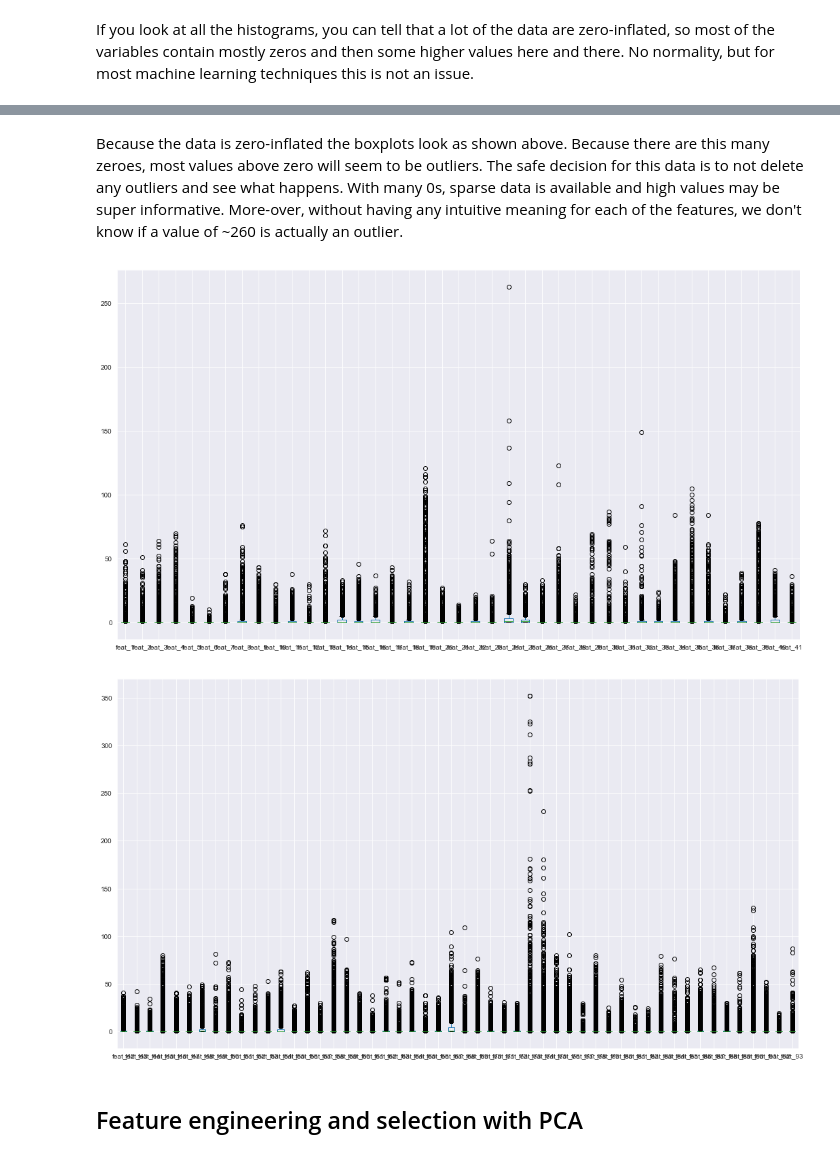
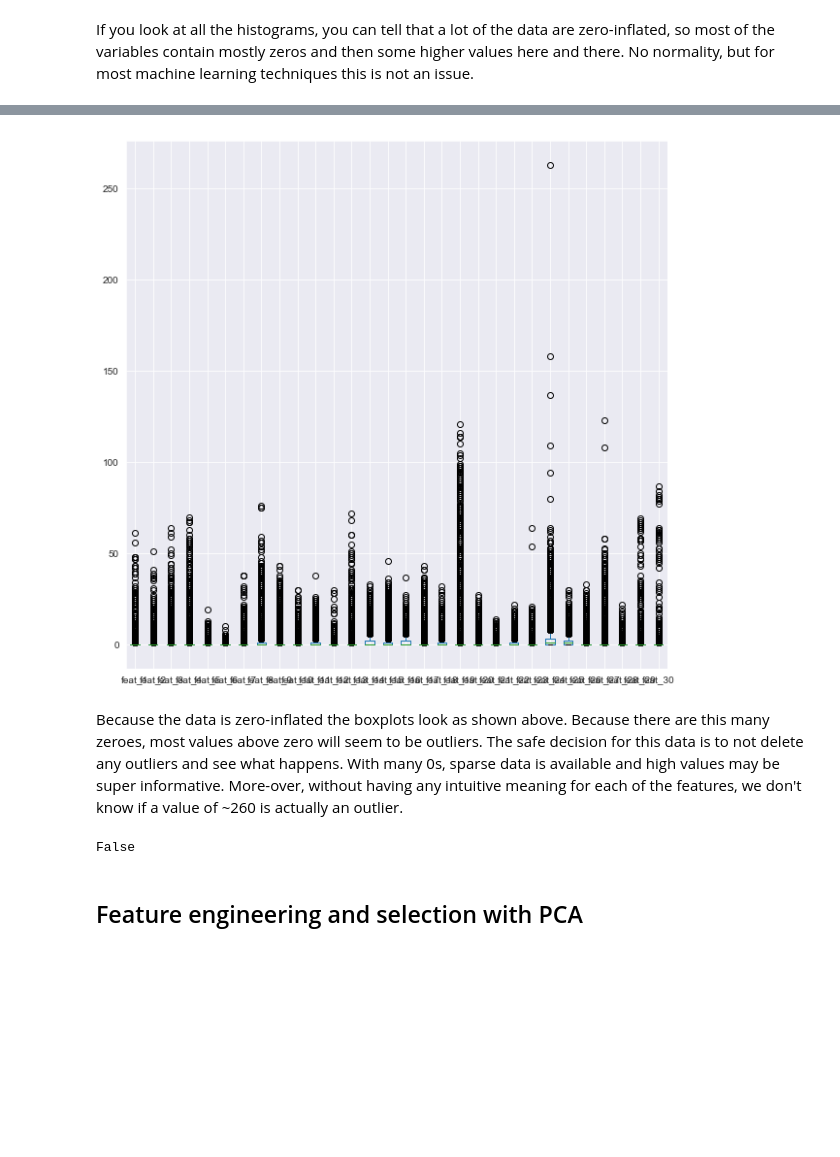
Before and after one commit to MissAle17/dsc-3-36-03-comparing-machine-learning-techniques-using-pipelines-lab-online-ds-sp-000, a Jupyter notebook: index.ipynb, the cells around one changed output, grey strips where cells are left out. Drawn from its saved outputs; the diff is of its cells as text; code cells hidden in the pictures; blank space fills up the shorter version.

```diff
--- a/index.ipynb
+++ b/index.ipynb
@@ -123,15 +103,19 @@ array([[<matplotlib.axes._subplots.AxesSubplot object at 0x...>,
+# %%
+
+# Your code here
+feat.boxplot(figsize=(10,10));
+# %% [output]
+[figure, added]
 # %% [markdown]
 Because the data is zero-inflated the boxplots look as shown above. Because there are this many zeroes, most values above zero will seem to be outliers. The safe decision for this data is to not delete any outliers and see what happens. With many 0s, sparse data is available and high values may be super informative. More-over, without having any intuitive meaning for each of the features, we don't know if a value of ~260 is actually an outlier.
-# %%
-# Your code here
-
-fcols1.boxplot(figsize=(18,10));
-# %% [output]
-[figure, removed]
-# %%
-fcols2.boxplot(figsize=(18,10));
-# %% [output]
-[figure, removed]
+# %%
+
+
+# is there any missing data?
+
+feat.isna().any().any()
+# %% [output]
+False
 # %% [markdown]
 ## Feature engineering and selection with PCA
 # %% [markdown]
```
Also changed, not shown: parts of 15 cells of this notebook.
